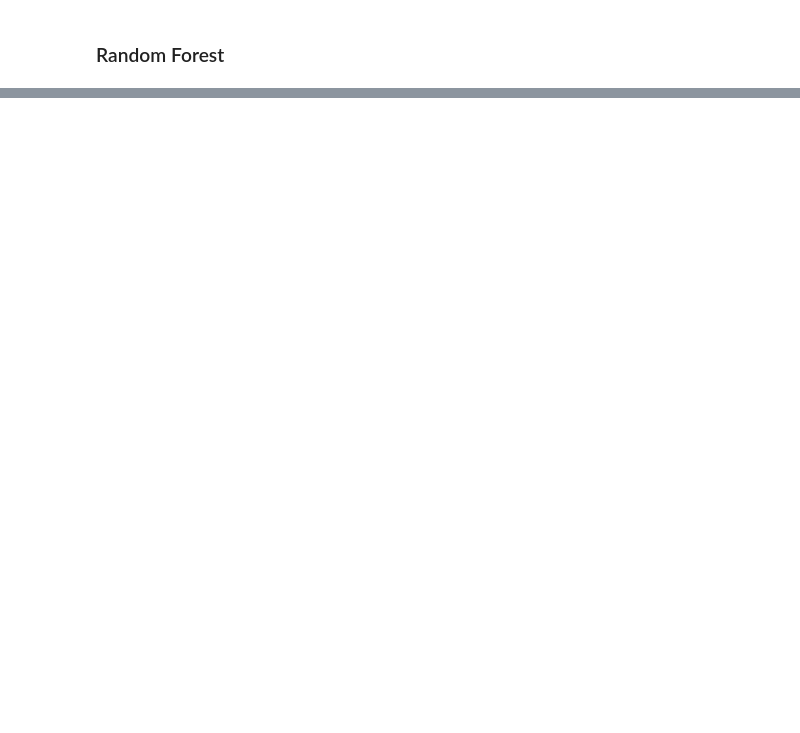
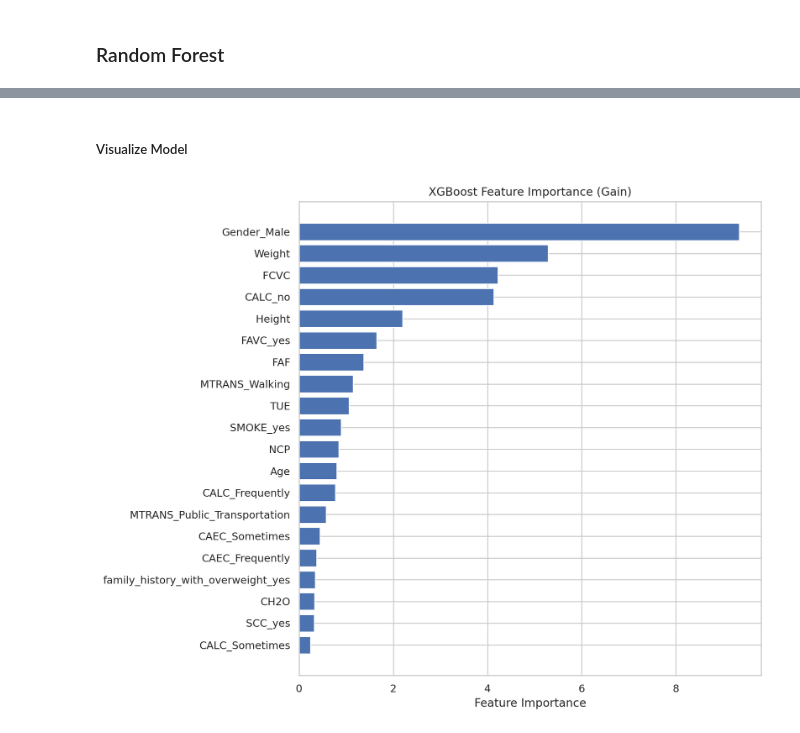
Before and after one commit to hassaanabbasi98/ProjectAAI-501-ObseityLevel-, a Jupyter notebook: erika_501_analysis.ipynb, the cells around one changed output, grey strips where cells are left out. Drawn from its saved outputs; the diff is of its cells as text; code cells hidden in the pictures; blank space fills up the shorter version.

```diff
--- a/erika_501_analysis.ipynb
+++ b/erika_501_analysis.ipynb
@@ -397,0 +536,11 @@ plt.show()
+# %%
+## train model
+best_xgb = XGBClassifier(
+    objective = 'multi:softprob',
+    num_class = len(le.classes_),
+    eval_metric = 'mlogloss',
+    tree_method = 'hist',
+    random_state = 33
+)
+
+best_xgb.fit(X_train_xgb, y_train_enc)
@@ -397,0 +587,40 @@ plt.show()
+# %% [markdown]
+##### Visualize Model
+# %%
+## plot feature importance
+
+# extract importance scores
+booster = best_xgb.get_booster()
+importance_dict = booster.get_score(importance_type = 'gain')
+
+# convert to dataframe
+importance_df = pd.DataFrame({
+    'feature_raw': list(importance_dict.keys()),
+    'importance': list(importance_dict.values())
+})
+
+# extract numeric index from strings like "f0", "f12"
+importance_df['feature_index'] = (
+    importance_df['feature_raw'].str.extract(r'(\d+)').astype(int)
+)
+
+# map index to actual OHE feature name
+importance_df['feature'] = importance_df['feature_index'].apply(
+    lambda i: xgb_feature_names[i]
+)
+
+# sort by importance
+importance_df = importance_df.sort_values('importance', ascending = False)
+
+# create plot
+plt.figure(figsize = (10, 8))
+plt.barh(
+    importance_df['feature'],
+    importance_df['importance'])
+plt.gca().invert_yaxis()
+plt.title('XGBoost Feature Importance (Gain)')
+plt.xlabel('Feature Importance')
+plt.tight_layout()
+plt.show()
+# %% [output]
+[figure, added]
```
Also changed, not shown: parts of 39 cells of this notebook.
